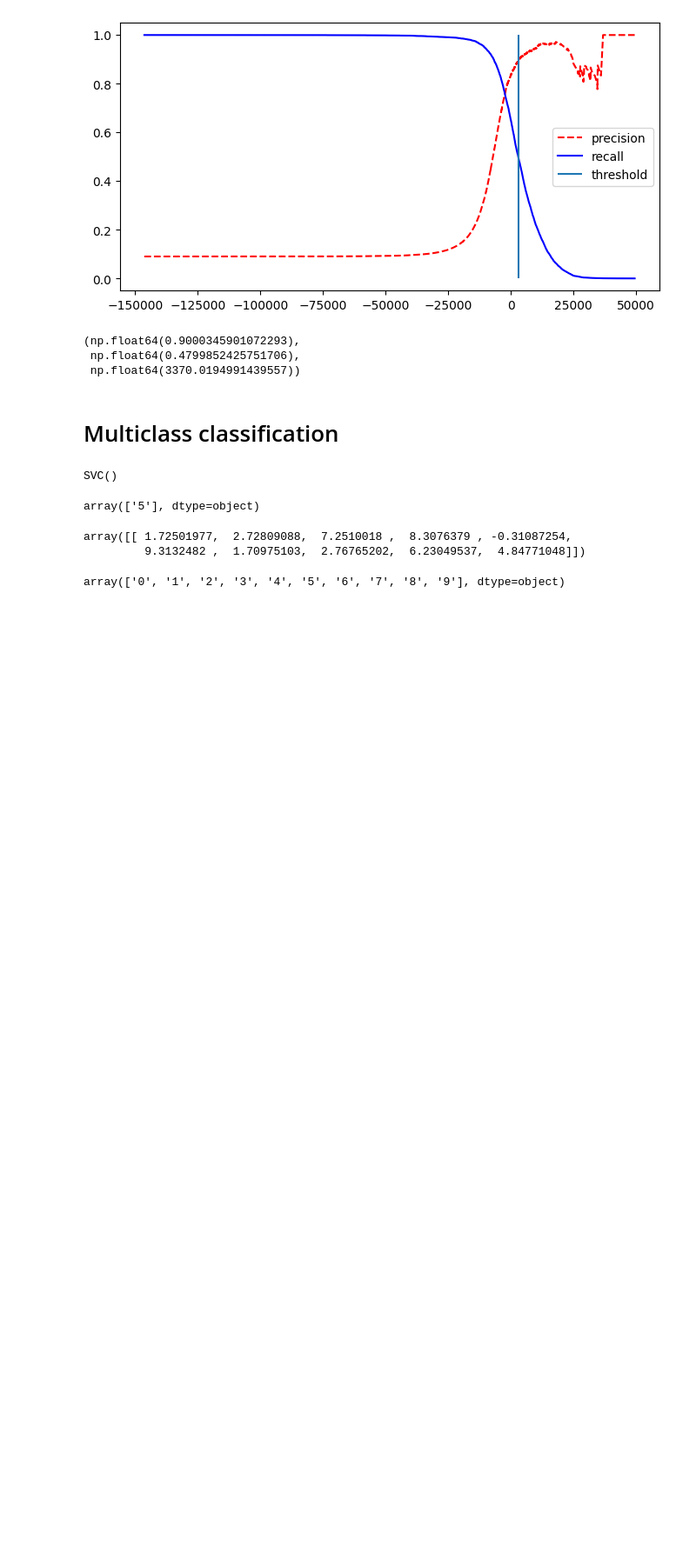
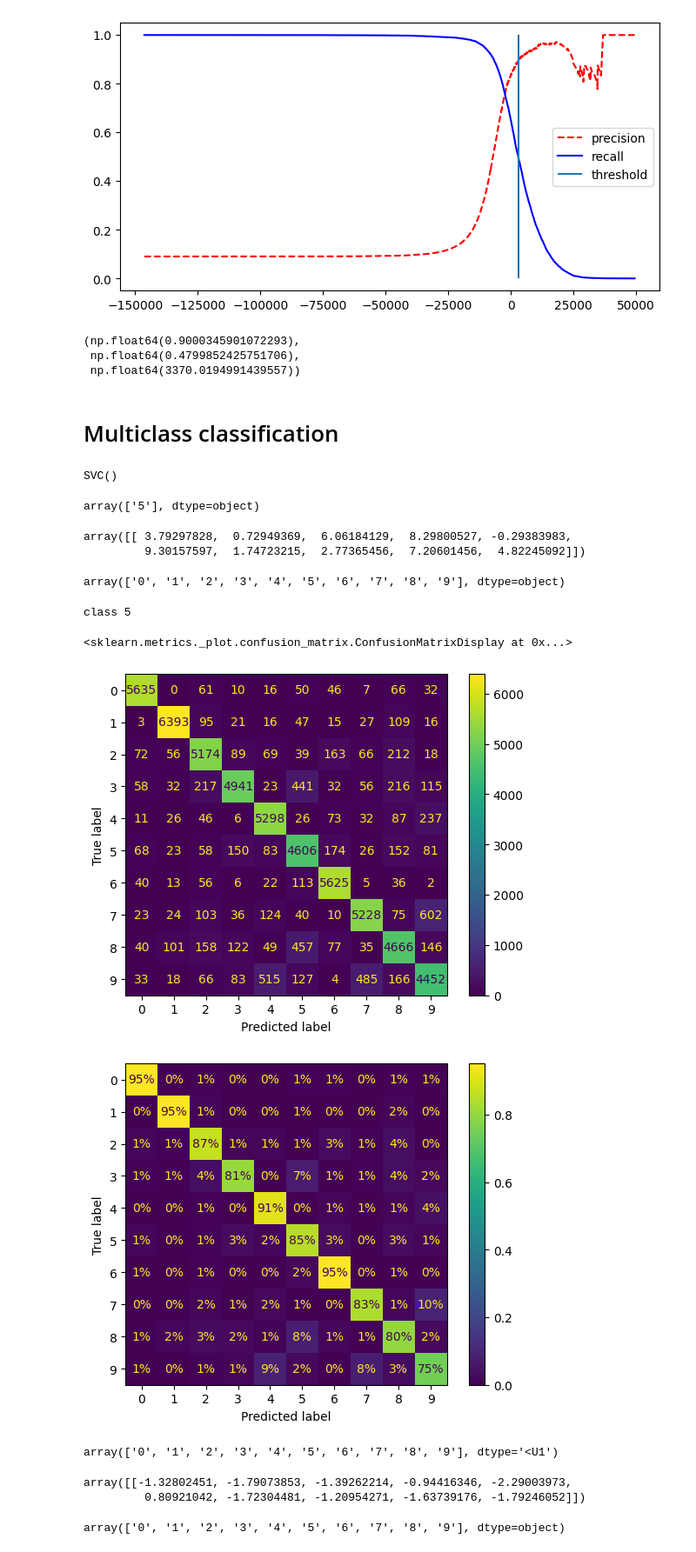
Before and after one commit to asrevo-applied-ml/basic-ml, a Jupyter notebook: classifications.ipynb, the cells around one changed output. Shown at 87% size. Drawn from its saved outputs; the diff is of its cells as text; code cells hidden in the pictures; blank space fills up the shorter version.

```diff
--- a/classifications.ipynb
+++ b/classifications.ipynb
@@ -175,7 +173,7 @@ precisions[max_precision_idx],recalls[max_precision_idx],thresholds[max_precisio
 # Multiclass classification
 # %%
 clf=SVC()
-clf.fit(x_train,y_train)
+clf.fit(x_train[:2000],y_train[:2000])
 # %% [output]
 SVC()
 # %%
@@ -183,11 +181,48 @@ clf.predict([x_train[0]])
 # %% [output]
 array(['5'], dtype=object)
 # %%
-clf.decision_function([x_train[0]])
+decisions=clf.decision_function([x_train[0]])
+decisions
 # %% [output]
-array([[ 1.72501977,  2.72809088,  7.2510018 ,  8.3076379 , -0.31087254,
-         9.3132482 ,  1.70975103,  2.76765202,  6.23049537,  4.84771048]])
+array([[ 3.79297828,  0.72949369,  6.06184129,  8.29800527, -0.29383983,
+         9.30157597,  1.74723215,  2.77365456,  7.20601456,  4.82245092]])
 # %%
 clf.classes_
 # %% [output]
 array(['0', '1', '2', '3', '4', '5', '6', '7', '8', '9'], dtype=object)
+# %%
+print(f"class {clf.classes_[decisions.argmax()]}")
+# %% [output]
+class 5
+# %%
+y_train_predict_2000=cross_val_predict(SGDClassifier(random_state=42),x_train,y_train,cv=3)
+# %%
+ConfusionMatrixDisplay.from_predictions(y_train,y_train_predict_2000)
+ConfusionMatrixDisplay.from_predictions(y_train,y_train_predict_2000,normalize="true",values_format=".0%")
+# %% [output]
+<sklearn.metrics._plot.confusion_matrix.ConfusionMatrixDisplay at 0x...>
+[figure, added]
+[figure, added]
+# %%
+from sklearn.multiclass import  OneVsRestClassifier
+
+
+ovr_cls=OneVsRestClassifier(SVC(random_state=42))
+ovr_cls.fit(x_train[:2000],y_train[:2000])
+ovr_cls.classes_
+# %% [output]
+array(['0', '1', '2', '3', '4', '5', '6', '7', '8', '9'], dtype='<U1')
+# %%
+ovr_cls.decision_function([x_train[0]])
+# %% [output]
+array([[-1.32802451, -1.79073853, -1.39262214, -0.94416346, -2.29003973,
+         0.80921042, -1.72304481, -1.20954271, -1.63739176, -1.79246052]])
+# %%
+from sklearn.multiclass import  OneVsOneClassifier
+
+
+ovo_cls=OneVsOneClassifier(SVC(random_state=42))
+ovo_cls.fit(x_train[:2000],y_train[:2000])
+ovo_cls.classes_
+# %% [output]
+array(['0', '1', '2', '3', '4', '5', '6', '7', '8', '9'], dtype=object)
```
Also changed, not shown: parts of 3 cells of this notebook.
